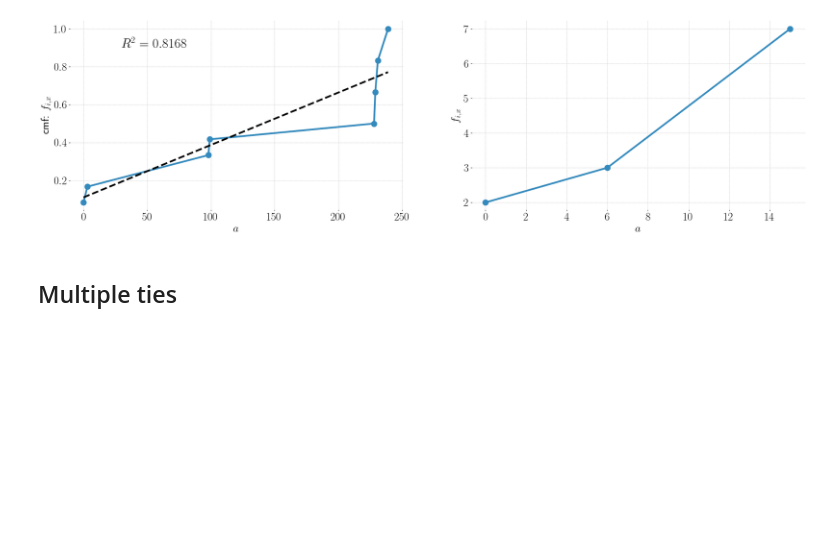
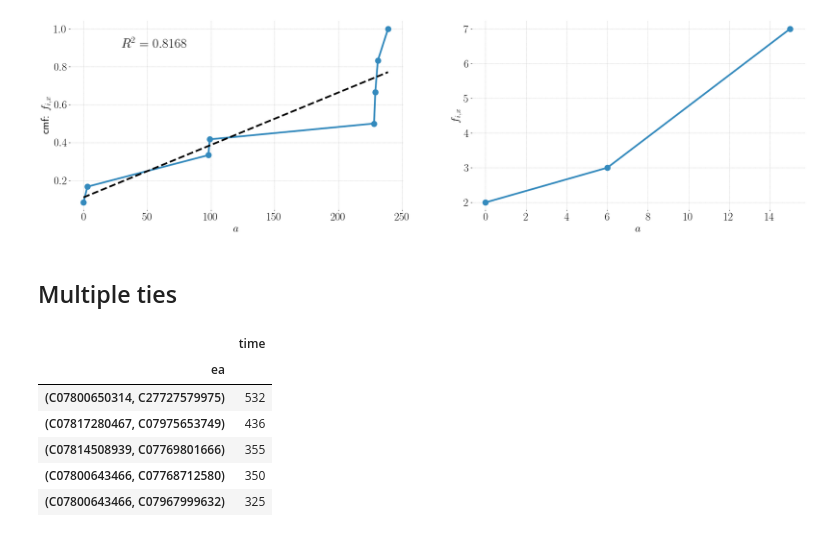
Before and after one commit to nitnelav27/comm_patterns, a Jupyter notebook: 202203.ipynb, the cells around one changed output. Saved outputs shown, nothing was run; the diff lists cells and outputs as text; code cells hidden in the pictures; blank space fills up the shorter version.

```diff
--- a/202203.ipynb
+++ b/202203.ipynb
@@ -230,4 +230,16 @@ plt.plot(subtest3['f'].index, subtest3['f']['f'], marker=markers[0], markersize=
 [figure]
 # %% [markdown]
 ## Multiple ties
+# %%
+ncalls = test.groupby('ea')[['time']].count()
+ncalls = ncalls.sort_values(by='time', ascending=False)
+ncalls.head()
+# %% [output]
+|  | time |
+| ea |  |
+| (C07800650314, C27727579975) | 532 |
+| (C07817280467, C07975653749) | 436 |
+| (C07814508939, C07769801666) | 355 |
+| (C07800643466, C07768712580) | 350 |
+| (C07800643466, C07967999632) | 325 |
 # %%
```
Also changed, not shown: parts of 4 cells of this notebook.
